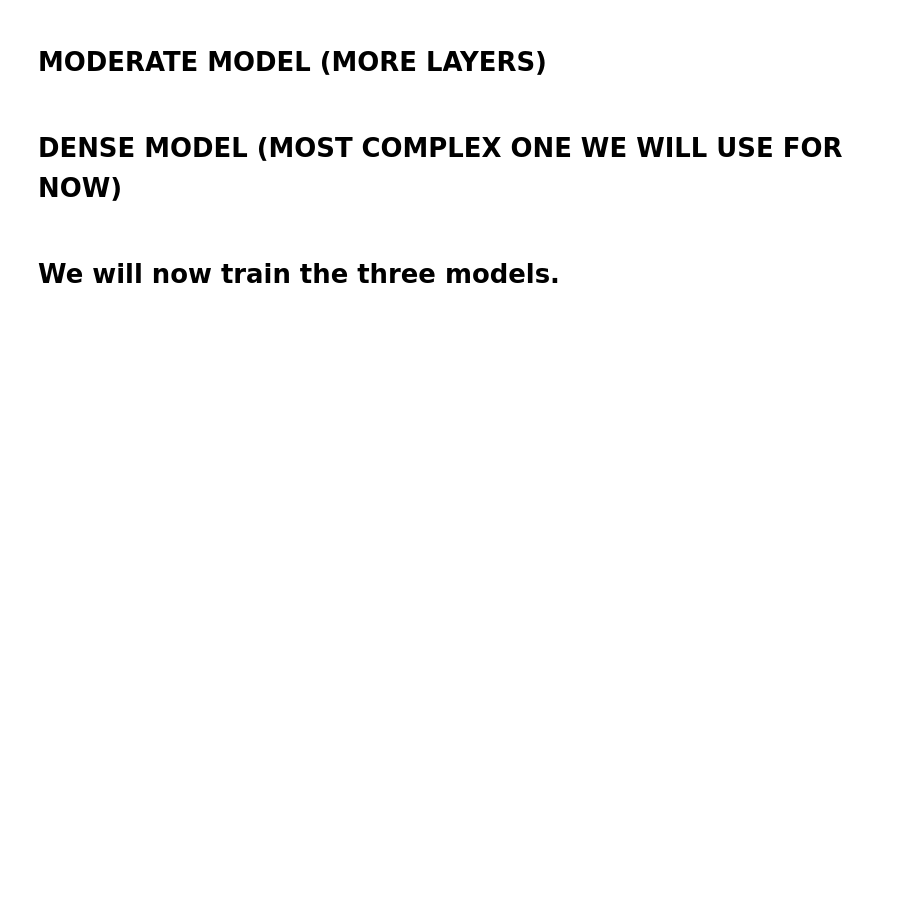
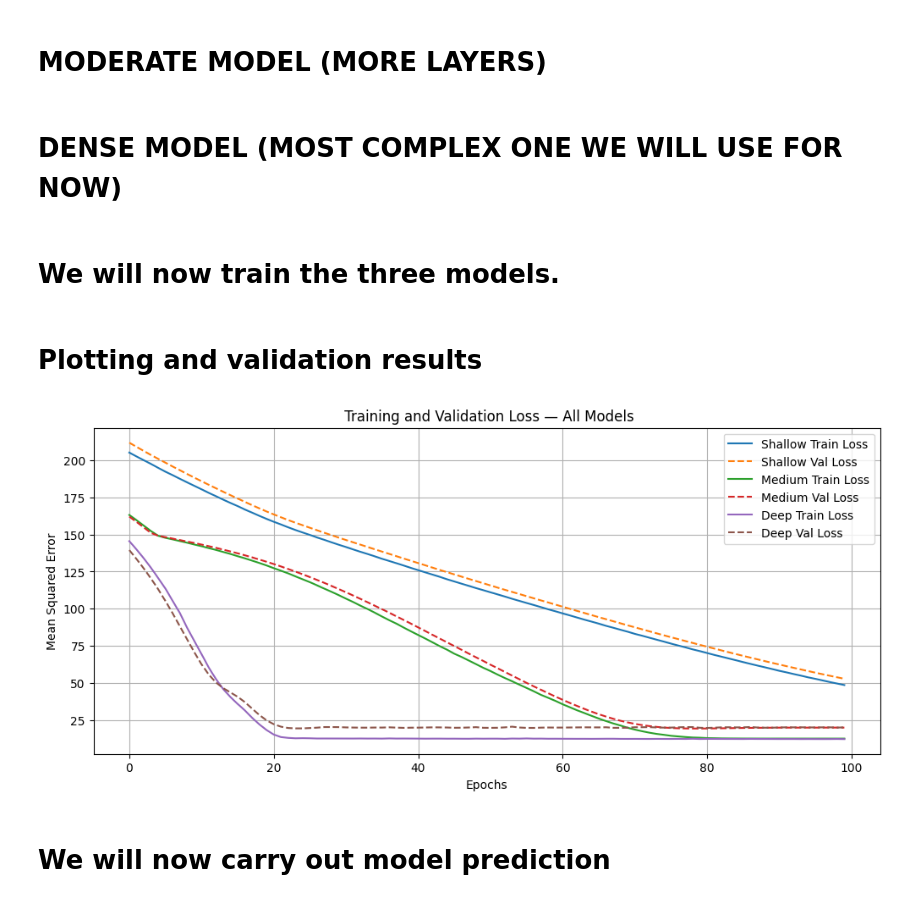
Before and after one commit to Storm00212/Introduction-to-machine-learning-models, a Jupyter notebook: A_slightly_more_complex_neural_network_showing_the_effect_of_layers_in_a_neural_network,data_splitting_and_data_cleanup.ipynb, the cells around one changed output. Saved outputs shown, nothing was run; the diff lists cells and outputs as text; code cells hidden in the pictures; blank space fills up the shorter version.

Commit message:
Prediction and visualisation of predictive trends across the three different neural networks

```diff
--- a/A_slightly_more_complex_neural_network_showing_the_effect_of_layers_in_a_neural_network,data_splitting_and_data_cleanup.ipynb
+++ b/A_slightly_more_complex_neural_network_showing_the_effect_of_layers_in_a_neural_network,data_splitting_and_data_cleanup.ipynb
@@ -111,3 +111,23 @@ deep_model.compile(optimizer='adam', loss='mse')
 shallow_history = shallow_model.fit(x_train, y_train, epochs=100, validation_split=0.2, verbose=0)
 medium_history = medium_model.fit(x_train, y_train, epochs=100, validation_split=0.2, verbose=0)
 deep_history = deep_model.fit(x_train, y_train, epochs=100, validation_split=0.2, verbose=0)
+# %% [markdown]
+# Plotting and validation results
+# %%
+plt.figure(figsize=(12,5))
+plt.plot(shallow_history.history['loss'], label='Shallow Train Loss')
+plt.plot(shallow_history.history['val_loss'], label='Shallow Val Loss', linestyle='--')
+plt.plot(medium_history.history['loss'], label='Medium Train Loss')
+plt.plot(medium_history.history['val_loss'], label='Medium Val Loss', linestyle='--')
+plt.plot(deep_history.history['loss'], label='Deep Train Loss')
+plt.plot(deep_history.history['val_loss'], label='Deep Val Loss', linestyle='--')
+plt.title(" Training and Validation Loss — All Models")
+plt.xlabel("Epochs")
+plt.ylabel("Mean Squared Error")
+plt.legend()
+plt.grid(True)
+plt.show()
+# %% [output]
+[figure, added]
+# %% [markdown]
+# We will now carry out model prediction
```
Also changed, not shown: parts of 4 cells of this notebook.
